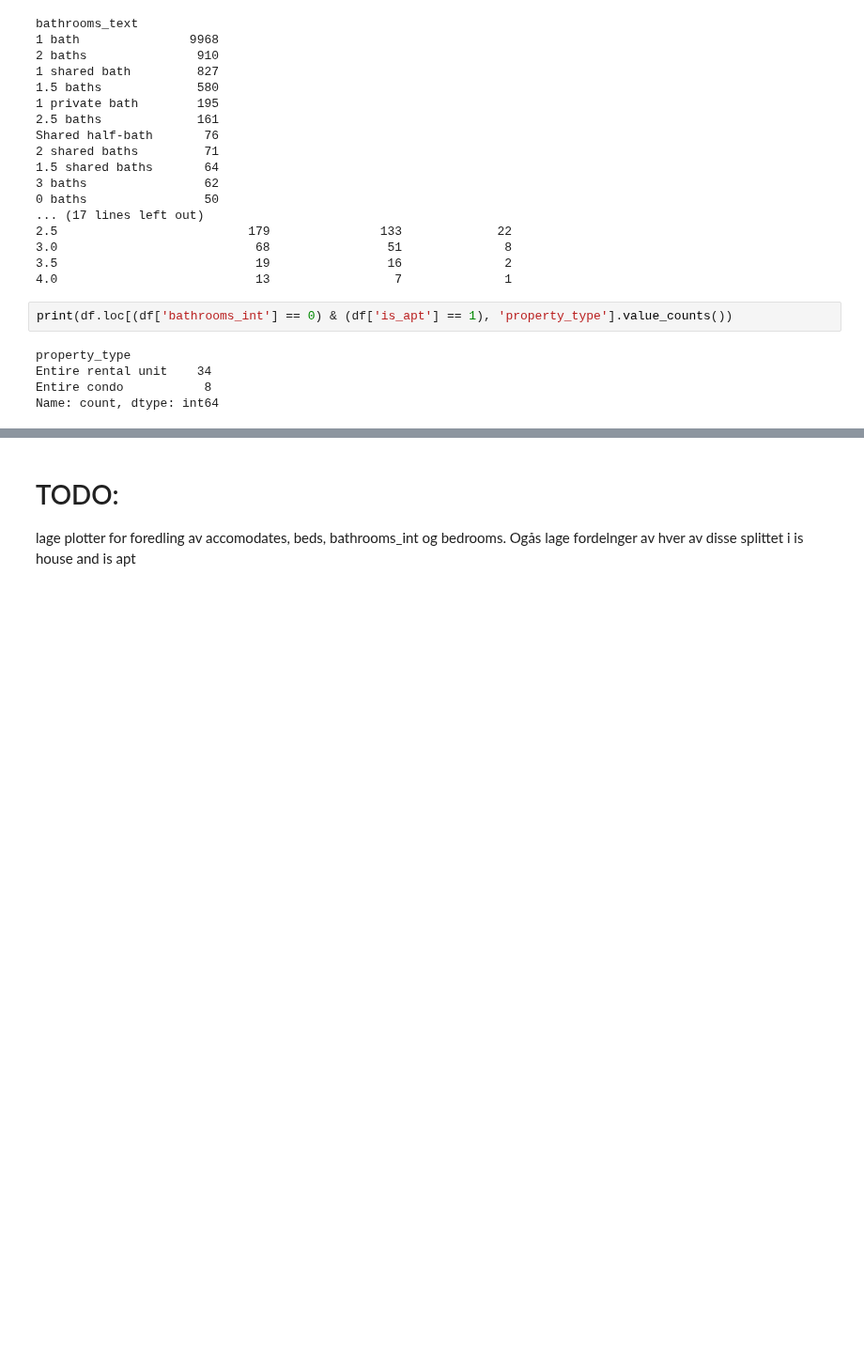
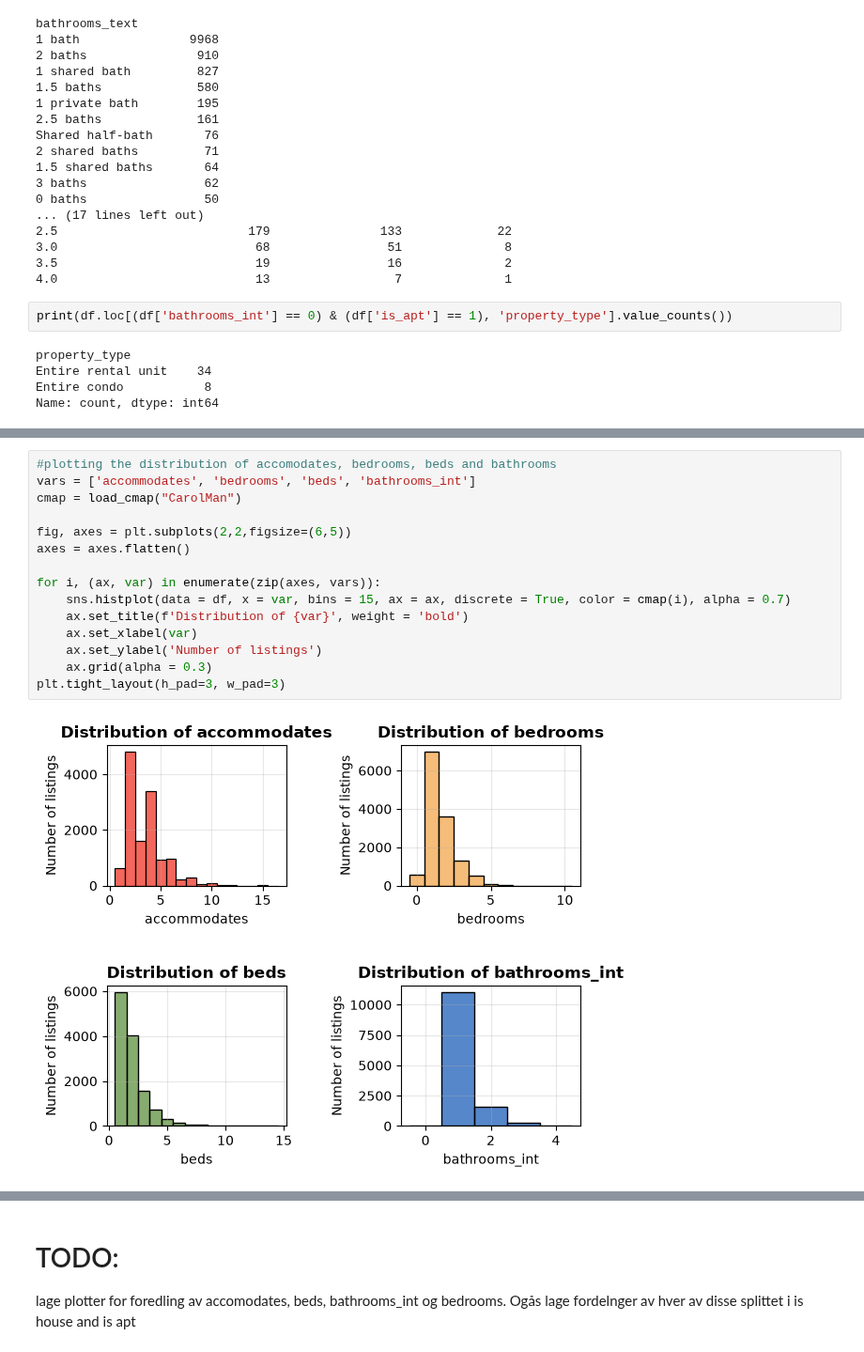
Before and after one commit to malenalisken/Airbnb_project, a Jupyter notebook: notebooks/listings.ipynb, the cells around one changed output, grey strips where cells are left out. Shown at 94% size. Cells and saved outputs as stored; diff of their text form; blank space fills up the shorter version.

Commit message:
plots for distribution of beds, bedrooms, bathrooms and accomodates

```diff
--- a/notebooks/listings.ipynb
+++ b/notebooks/listings.ipynb
@@ -405,0 +430,17 @@ Name: count, dtype: int64
+# %%
+#plotting the distribution of accomodates, bedrooms, beds and bathrooms
+vars = ['accommodates', 'bedrooms', 'beds', 'bathrooms_int']
+cmap = load_cmap("CarolMan")
+
+fig, axes = plt.subplots(2,2,figsize=(6,5))
+axes = axes.flatten()
+
+for i, (ax, var) in enumerate(zip(axes, vars)):
+    sns.histplot(data = df, x = var, bins = 15, ax = ax, discrete = True, color = cmap(i), alpha = 0.7)
+    ax.set_title(f'Distribution of {var}', weight = 'bold')
+    ax.set_xlabel(var)
+    ax.set_ylabel('Number of listings')
+    ax.grid(alpha = 0.3)
+plt.tight_layout(h_pad=3, w_pad=3)
+# %% [output]
+[figure, added]
```
Also changed, not shown: parts of 9 cells of this notebook.
